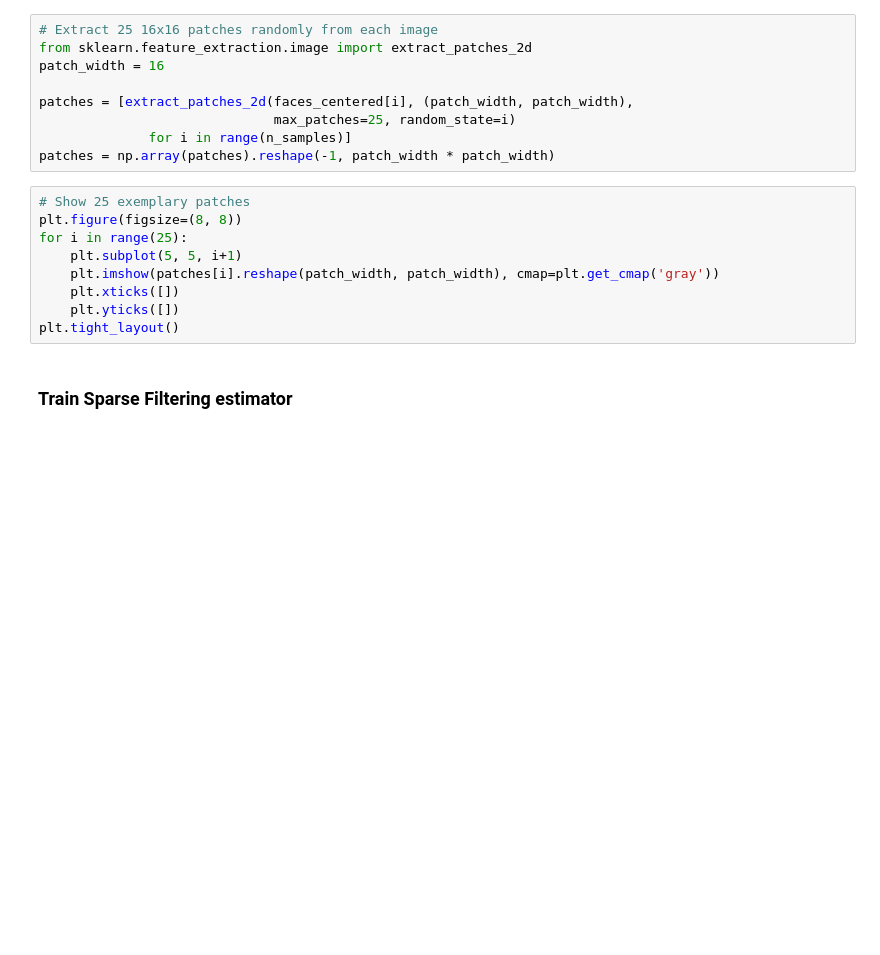
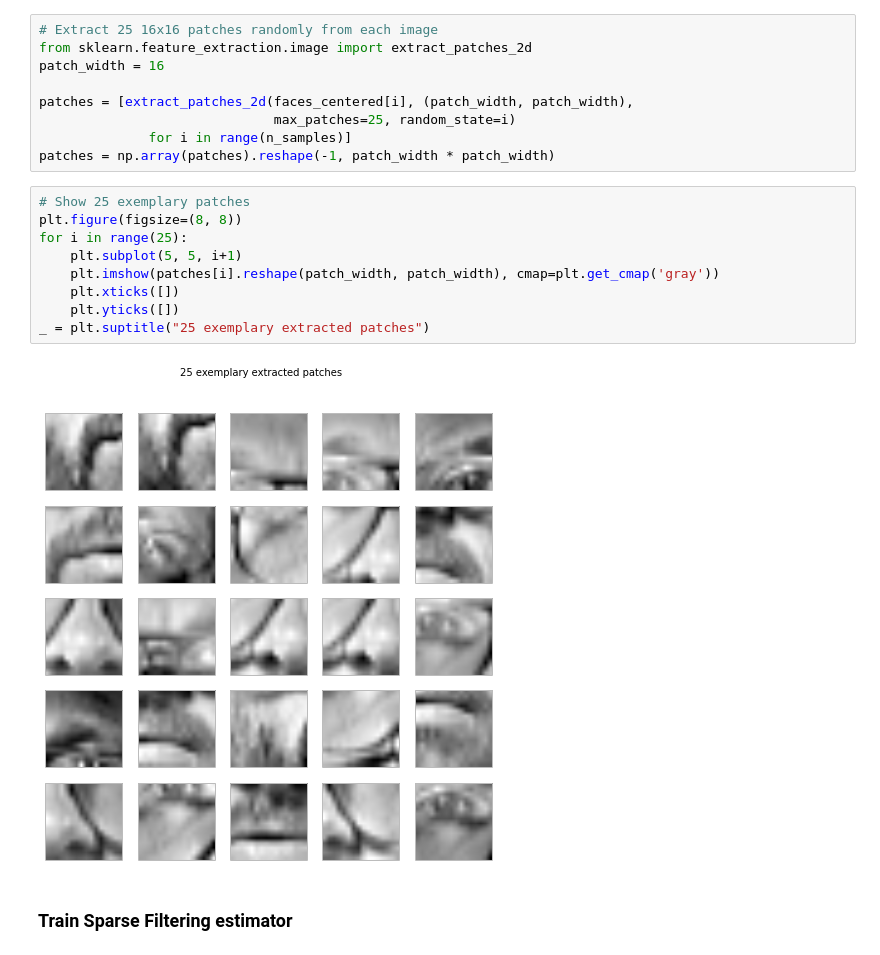
Before and after one commit to jmetzen/jmetzen.github.com, a Jupyter notebook: content/notebooks/sparse_filtering.ipynb, the cells around one changed output. Saved outputs shown, nothing was run; the diff lists cells and outputs as text; blank space fills up the shorter version.

```diff
--- a/content/notebooks/sparse_filtering.ipynb
+++ b/content/notebooks/sparse_filtering.ipynb
@@ -60,12 +79,14 @@ patches = np.array(patches).reshape(-1, patch_width * patch_width)
 # %%
 # Show 25 exemplary patches
 plt.figure(figsize=(8, 8))
 for i in range(25):
     plt.subplot(5, 5, i+1)
     plt.imshow(patches[i].reshape(patch_width, patch_width), cmap=plt.get_cmap('gray'))
     plt.xticks([])
     plt.yticks([])
-plt.tight_layout()
+_ = plt.suptitle("25 exemplary extracted patches")
+# %% [output]
+[figure, added]
 # %% [markdown]
 ### Train Sparse Filtering estimator
 # %% [markdown]
```
Also changed, not shown: parts of 15 cells of this notebook.
